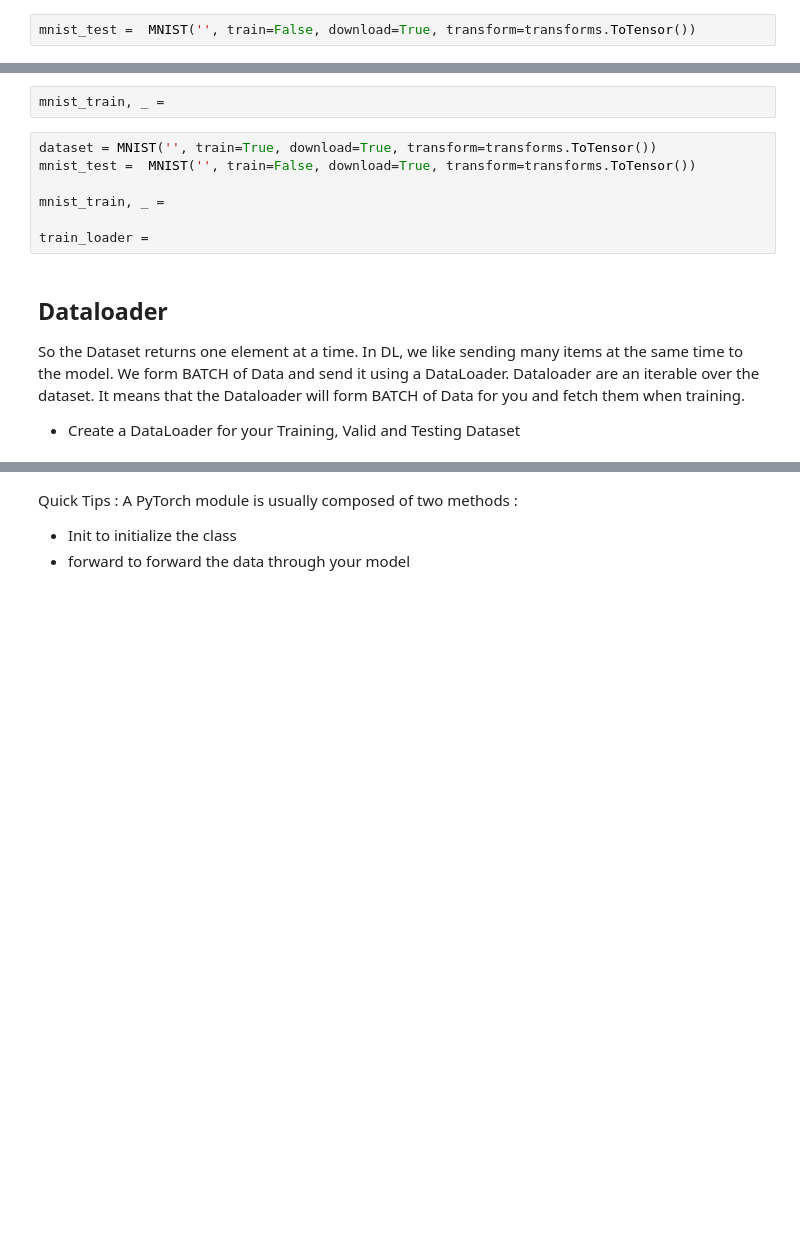
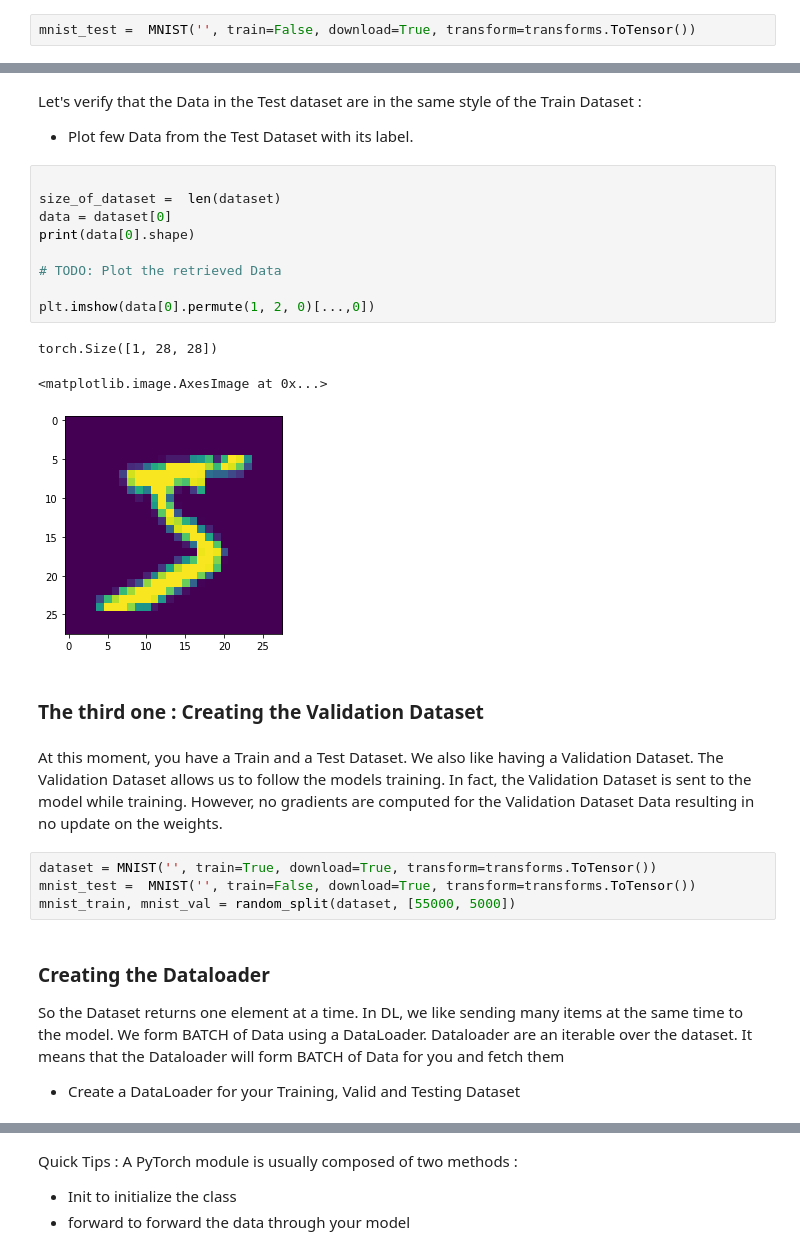
Before and after one commit to thad75/TP-ENSEA-ELEVE, a Jupyter notebook: 2A/Majeure Signal/AutoEncoder.ipynb, the cells around one changed output, grey strips where cells are left out. Cells and saved outputs as stored; diff of their text form; blank space fills up the shorter version.

```diff
--- a/2A/Majeure Signal/AutoEncoder.ipynb
+++ b/2A/Majeure Signal/AutoEncoder.ipynb
@@ -117,14 +169,30 @@ We will create a Validation Dataset.
-# %%
-mnist_train, _ =
+# %% [markdown]
+Let's verify that the Data in the Test dataset are in the same style of the Train Dataset :
+- Plot few Data from the Test Dataset with its label.
+# %%
+
+size_of_dataset =  len(dataset)
+data = dataset[0]
+print(data[0].shape)
+
+# TODO: Plot the retrieved Data
+
+plt.imshow(data[0].permute(1, 2, 0)[...,0])
+# %% [output]
+torch.Size([1, 28, 28])
+<matplotlib.image.AxesImage at 0x...>
+[figure, added]
+# %% [markdown]
+### The third one : Creating the Validation Dataset
+# %% [markdown]
+At this moment, you have a Train and a Test Dataset. We also like having a Validation Dataset.
+The Validation Dataset allows us to follow the models training. In fact, the Validation Dataset is sent to the model while training. However, no gradients are computed for the Validation Dataset Data resulting in no update on the weights.
 # %%
 dataset = MNIST('', train=True, download=True, transform=transforms.ToTensor())
 mnist_test =  MNIST('', train=False, download=True, transform=transforms.ToTensor())
-
-mnist_train, _ =
-
-train_loader =
+mnist_train, mnist_val = random_split(dataset, [55000, 5000])
 # %% [markdown]
-## Dataloader
+### Creating the Dataloader
 
-So the Dataset returns one element at a time. In DL, we like sending many items at the same time to the model. We form BATCH of Data and send it using a DataLoader. Dataloader are an iterable over the dataset. It means that the Dataloader will form BATCH of Data for you and fetch them when training.
+So the Dataset returns one element at a time. In DL, we like sending many items at the same time to the model. We form BATCH of Data using a DataLoader. Dataloader are an iterable over the dataset. It means that the Dataloader will form BATCH of Data for you and fetch them
 - Create a DataLoader for your Training, Valid and Testing Dataset
```
Also changed, not shown: parts of 140 cells of this notebook.
